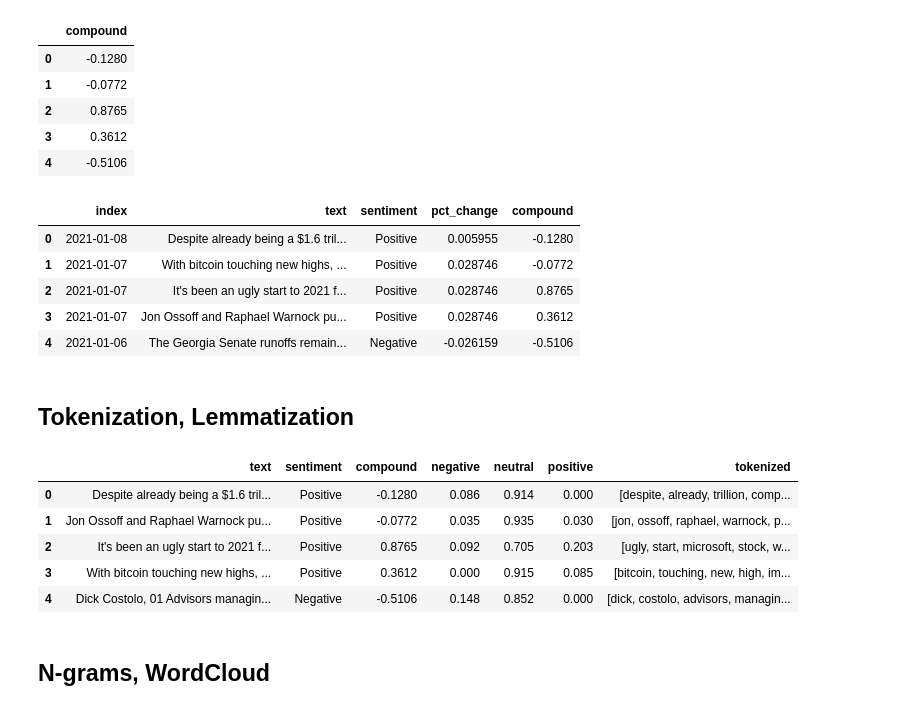
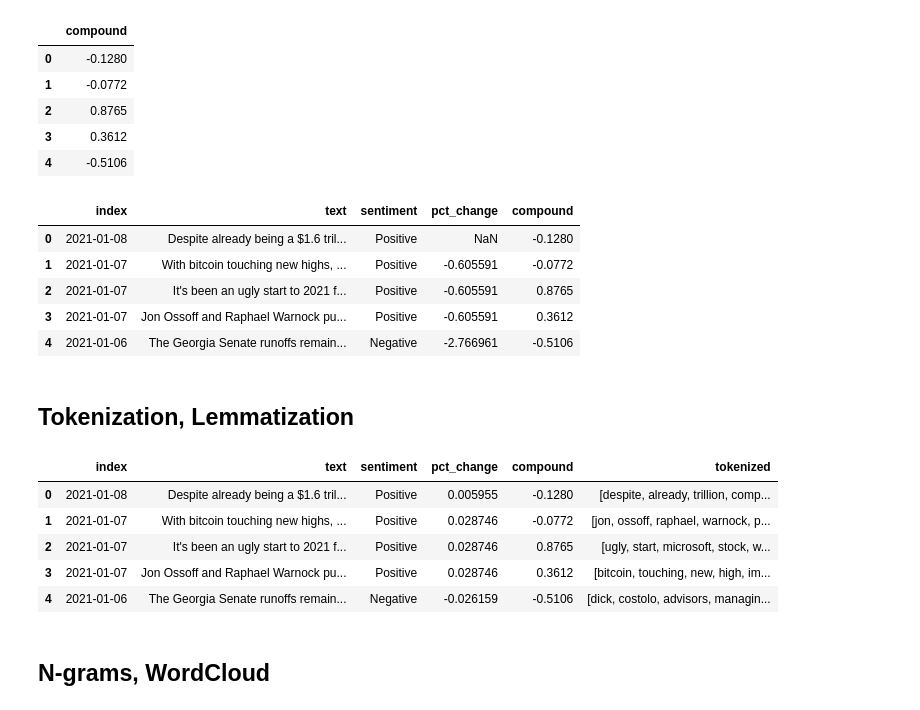
Before and after one commit to albertlk/4A_Trading, a Jupyter notebook: stock_api_sentiment_analysis.ipynb, the cells around one changed output. Cells and saved outputs as stored; diff of their text form; code cells hidden in the pictures.

```diff
--- a/stock_api_sentiment_analysis.ipynb
+++ b/stock_api_sentiment_analysis.ipynb
@@ -26,8 +30,8 @@ stock_data.tail()
 | 2021-01-07 | 214.039993 | 219.339996 | 213.710007 | 218.289993 | 218.289993 | 27694500 |
 | 2021-01-08 | 218.679993 | 220.580002 | 217.029999 | 219.619995 | 219.619995 | 22949400 |
 # %%
-# Get only the closing price and round to 1 decimal
-stock_close= round (stock_data['Close'], 1)
+# Get only the closing price and round to 2 decimals
+stock_close= round (stock_data['Close'], 2)
 stock_close.tail()
 # %% [output]
 Date
@@ -39,7 +43,7 @@ Date
 Name: Close, dtype: float64
 # %%
 # Calculate the daily returns
-returns= stock_close.pct_change().dropna()
+returns= stock_close.pct_change()*100
 returns.tail()
 # %% [output]
 Date
@@ -234,11 +216,11 @@ text_sentiment_returns_polarity= pd.concat([text_sentiment_returns, polarity_df]
 text_sentiment_returns_polarity.head()
 # %% [output]
 |  | index | text | sentiment | pct_change | compound |
-| 0 | 2021-01-08 | Despite already being a $1.6 tril... | Positive | 0.005955 | -0.1280 |
-| 1 | 2021-01-07 | With bitcoin touching new highs, ... | Positive | 0.028746 | -0.0772 |
-| 2 | 2021-01-07 | It's been an ugly start to 2021 f... | Positive | 0.028746 | 0.8765 |
-| 3 | 2021-01-07 | Jon Ossoff and Raphael Warnock pu... | Positive | 0.028746 | 0.3612 |
-| 4 | 2021-01-06 | The Georgia Senate runoffs remain... | Negative | -0.026159 | -0.5106 |
+| 0 | 2021-01-08 | Despite already being a $1.6 tril... | Positive | NaN | -0.1280 |
+| 1 | 2021-01-07 | With bitcoin touching new highs, ... | Positive | -0.605591 | -0.0772 |
+| 2 | 2021-01-07 | It's been an ugly start to 2021 f... | Positive | -0.605591 | 0.8765 |
+| 3 | 2021-01-07 | Jon Ossoff and Raphael Warnock pu... | Positive | -0.605591 | 0.3612 |
+| 4 | 2021-01-06 | The Georgia Senate runoffs remain... | Negative | -2.766961 | -0.5106 |
 # %% [markdown]
 ## Tokenization, Lemmatization
 # %%
@@ -279,15 +261,15 @@ def tokenizer(text):
     return tokens
 # %%
 # Apply the tokenizer function to the news text column
-text_sentiment_polarity['tokenized']= text_sentiment_polarity['text'].apply(tokenizer)
-text_sentiment_polarity.head()
+text_sentiment_returns_polarity['tokenized']= text_sentiment_polarity['text'].apply(tokenizer)
+text_sentiment_returns_polarity.head()
 # %% [output]
-|  | text | sentiment | compound | negative | neutral | positive | tokenized |
-| 0 | Despite already being a $1.6 tril... | Positive | -0.1280 | 0.086 | 0.914 | 0.000 | [despite, already, trillion, comp... |
-| 1 | Jon Ossoff and Raphael Warnock pu... | Positive | -0.0772 | 0.035 | 0.935 | 0.030 | [jon, ossoff, raphael, warnock, p... |
-| 2 | It's been an ugly start to 2021 f... | Positive | 0.8765 | 0.092 | 0.705 | 0.203 | [ugly, start, microsoft, stock, w... |
-| 3 | With bitcoin touching new highs, ... | Positive | 0.3612 | 0.000 | 0.915 | 0.085 | [bitcoin, touching, new, high, im... |
-| 4 | Dick Costolo, 01 Advisors managin... | Negative | -0.5106 | 0.148 | 0.852 | 0.000 | [dick, costolo, advisors, managin... |
+|  | index | text | sentiment | pct_change | compound | tokenized |
+| 0 | 2021-01-08 | Despite already being a $1.6 tril... | Positive | 0.005955 | -0.1280 | [despite, already, trillion, comp... |
+| 1 | 2021-01-07 | With bitcoin touching new highs, ... | Positive | 0.028746 | -0.0772 | [jon, ossoff, raphael, warnock, p... |
+| 2 | 2021-01-07 | It's been an ugly start to 2021 f... | Positive | 0.028746 | 0.8765 | [ugly, start, microsoft, stock, w... |
+| 3 | 2021-01-07 | Jon Ossoff and Raphael Warnock pu... | Positive | 0.028746 | 0.3612 | [bitcoin, touching, new, high, im... |
+| 4 | 2021-01-06 | The Georgia Senate runoffs remain... | Negative | -0.026159 | -0.5106 | [dick, costolo, advisors, managin... |
 # %% [markdown]
 ## N-grams, WordCloud
 # %%
```
Also changed, not shown: parts of 42 cells of this notebook.
